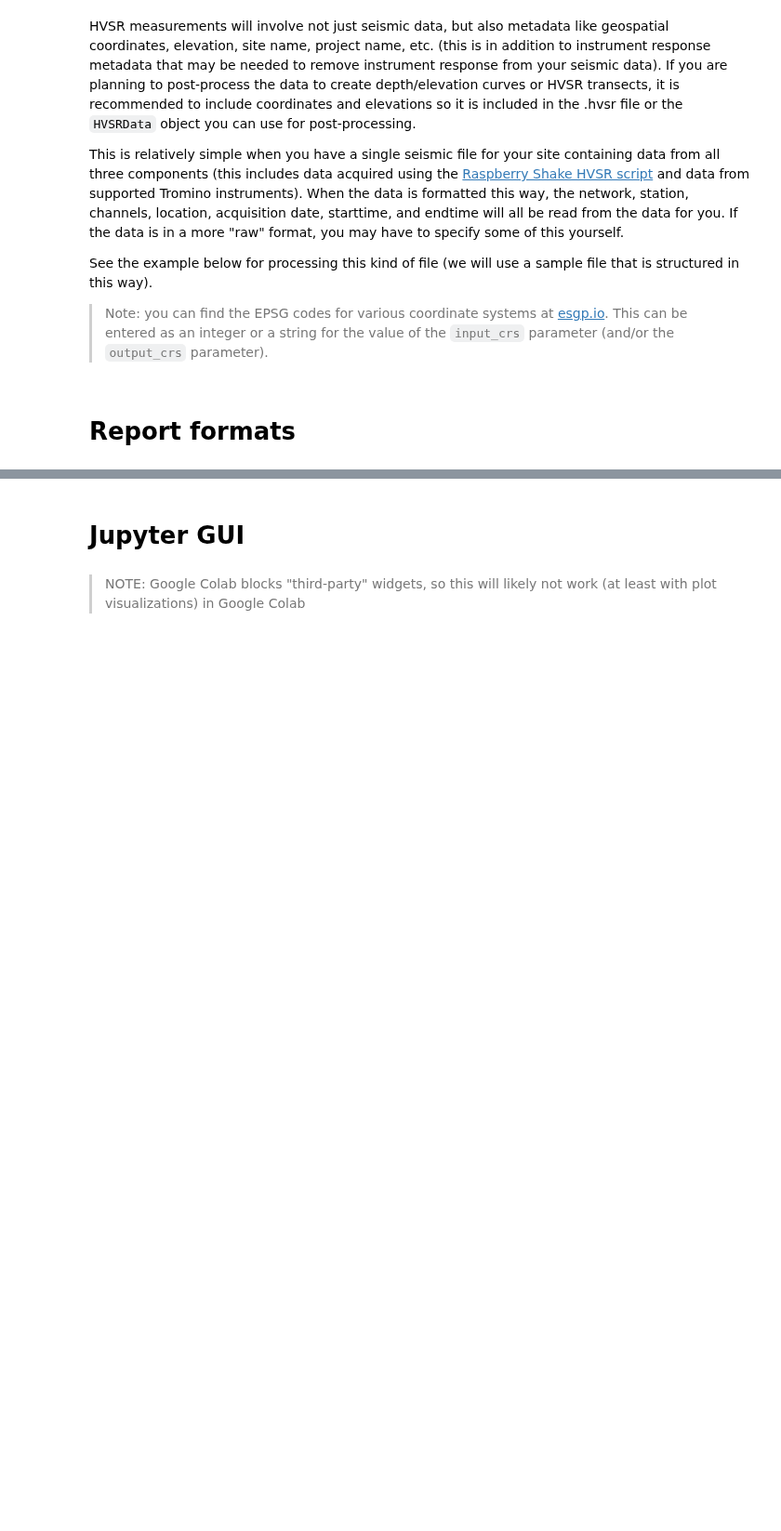
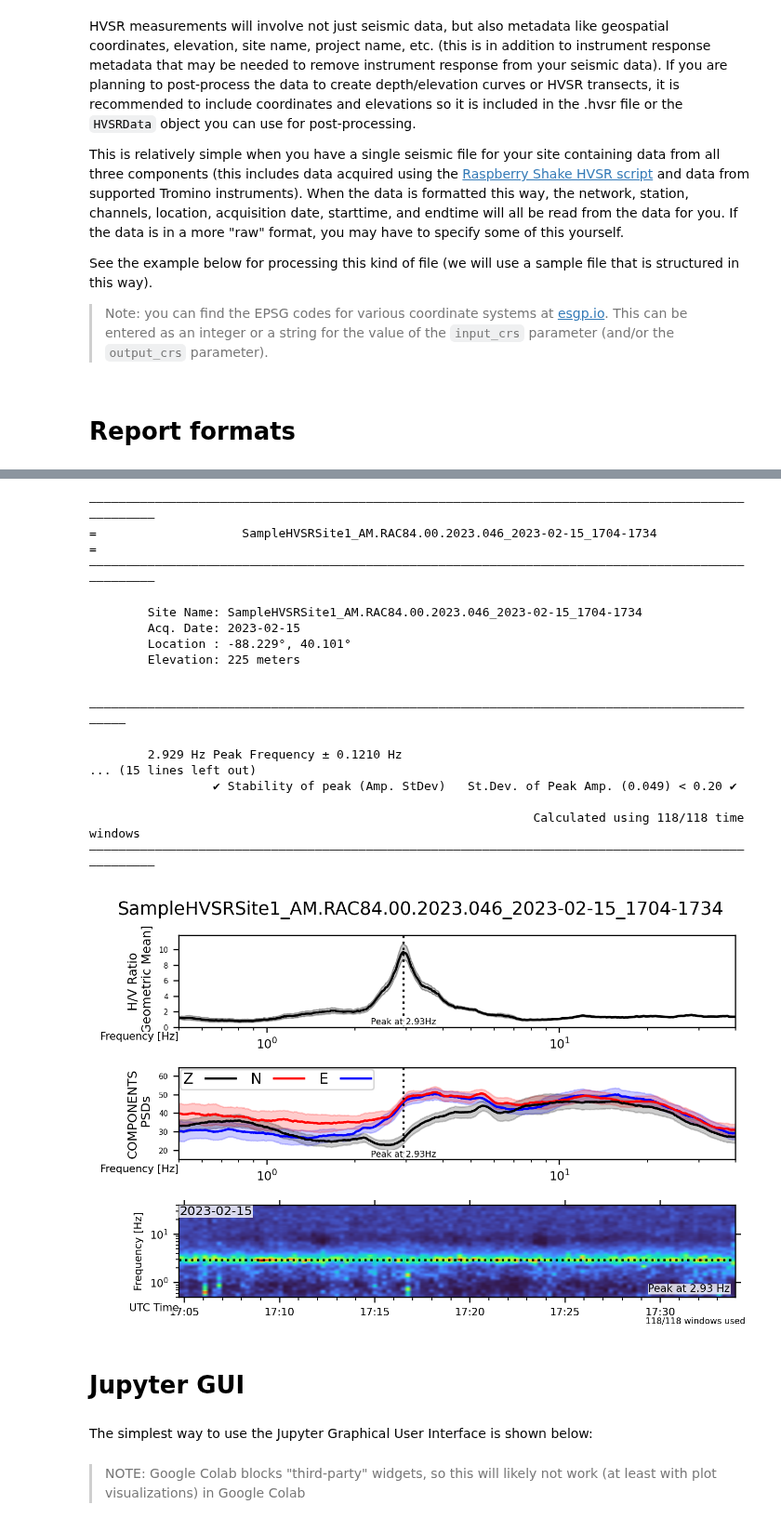
Before and after one commit to RJbalikian/SPRIT-HVSR, a Jupyter notebook: SPRIT_EXAMPLE_NOTEBOOK.ipynb, the cells around one changed output, grey strips where cells are left out. Shown at 93% size. Cells and saved outputs as stored; diff of their text form; code cells hidden in the pictures; blank space fills up the shorter version.

```diff
--- a/SPRIT_EXAMPLE_NOTEBOOK.ipynb
+++ b/SPRIT_EXAMPLE_NOTEBOOK.ipynb
@@ -65,6 +68,27 @@ In addition to saving the reports, whenever export_path is designated (either as
 After running the cell below, you should have a png plot, a csv output of your data and whether it passed the tests, and a .hvsr file which is a copy of the hvsrData variable in a file format.
 # %%
 import sprit
-hvsrData = sprit.run("sample", report_format=['print', 'plot', 'csv'], export_path=True)
+hvsrData = sprit.run("sample", report_formats=['print', 'plot', 'csv'], report_export_path=True)
+# %% [output]
+———————————————————————————————————————————————————————————————————————————————————————————————————
+=                    SampleHVSRSite1_AM.RAC84.00.2023.046_2023-02-15_1704-1734                    =
+———————————————————————————————————————————————————————————————————————————————————————————————————
+
+        Site Name: SampleHVSRSite1_AM.RAC84.00.2023.046_2023-02-15_1704-1734
+        Acq. Date: 2023-02-15
+        Location : -88.229°, 40.101°
+        Elevation: 225 meters
+
+  ‒‒‒‒‒‒‒‒‒‒‒‒‒‒‒‒‒‒‒‒‒‒‒‒‒‒‒‒‒‒‒‒‒‒‒‒‒‒‒‒‒‒‒‒‒‒‒‒‒‒‒‒‒‒‒‒‒‒‒‒‒‒‒‒‒‒‒‒‒‒‒‒‒‒‒‒‒‒‒‒‒‒‒‒‒‒‒‒‒‒‒‒‒‒‒
+
+        2.929 Hz Peak Frequency ± 0.1210 Hz
+... (15 lines left out)
+                 ✔ Stability of peak (Amp. StDev)   St.Dev. of Peak Amp. (0.049) < 0.20 ✔
+
+                                                             Calculated using 118/118 time windows
+———————————————————————————————————————————————————————————————————————————————————————————————————
+[figure, added]
 # %% [markdown]
 # Jupyter GUI
+# %% [markdown]
+The simplest way to use the Jupyter Graphical User Interface is shown below:
```
Also changed, not shown: parts of 3 cells of this notebook, 1 other file.
